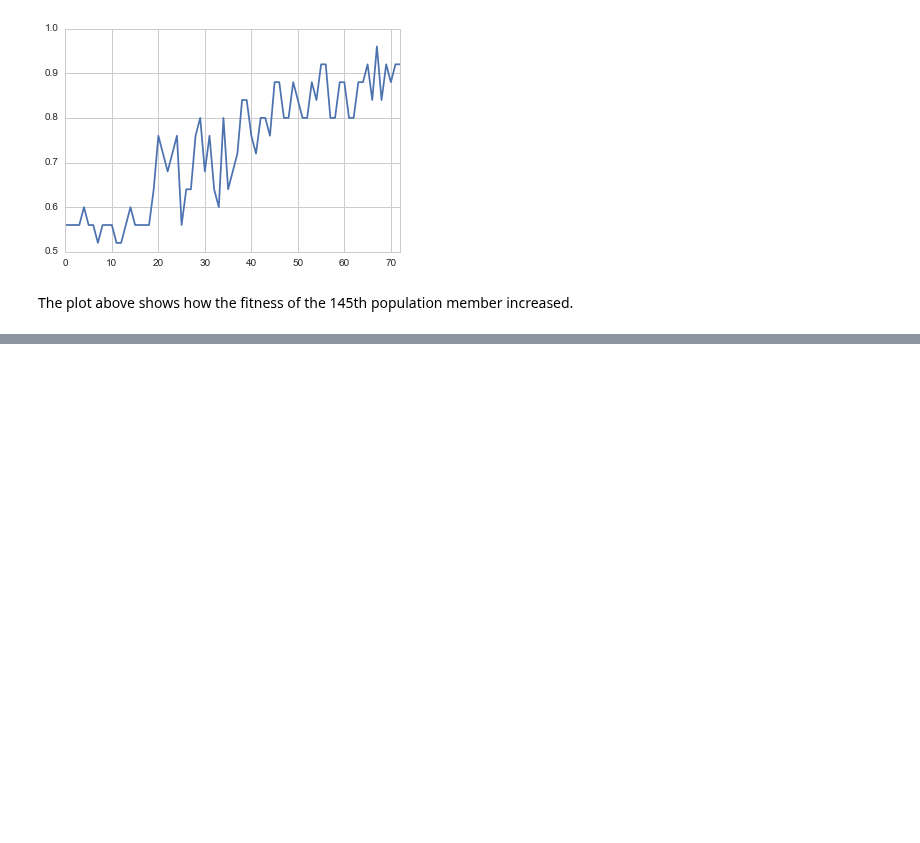
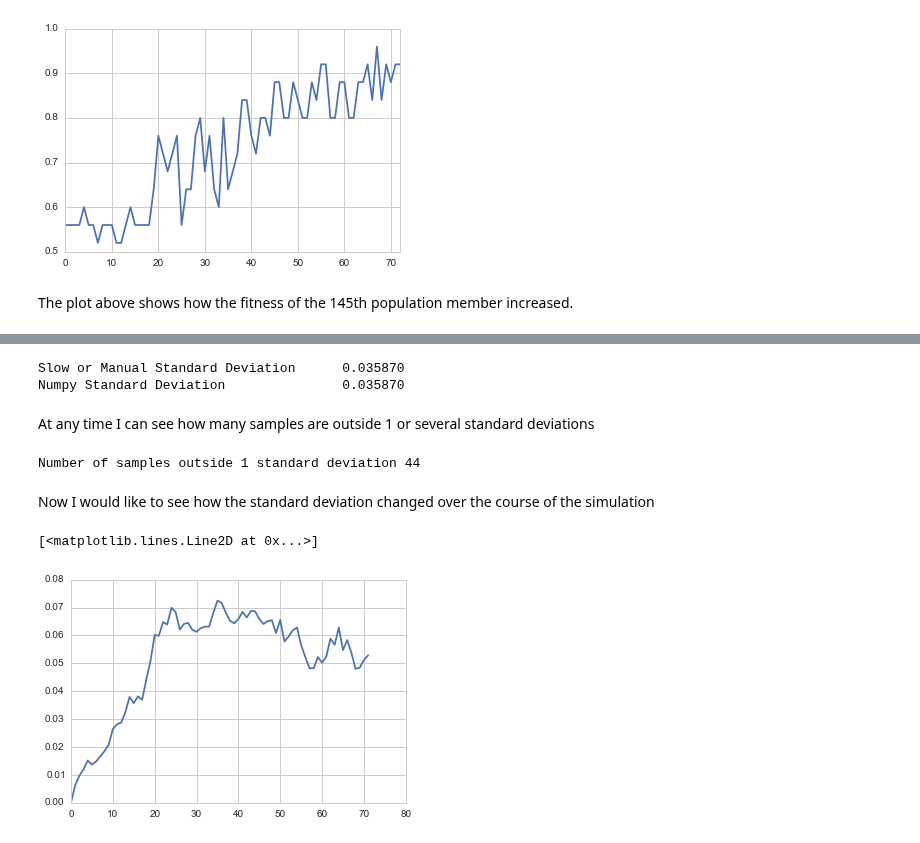
Before and after one commit to coderofgames/GeneticInsects, a Jupyter notebook: Genetic Insects/Stats_Display.ipynb, the cells around one changed output, grey strips where cells are left out. Saved outputs shown, nothing was run; the diff lists cells and outputs as text; code cells hidden in the pictures; blank space fills up the shorter version.

```diff
--- a/Genetic Insects/Stats_Display.ipynb
+++ b/Genetic Insects/Stats_Display.ipynb
@@ -95,0 +113,52 @@ The plot above shows how the fitness of the 145th population member increased.
+# %%
+
+sum_output = 0.0
+for i in output:
+    sum_output += i
+mean = sum_output / float(len(output))
+sum_x_minus_mean_squared = 0.0
+for i in output:
+    var_step = (i-mean)
+    #print var_step
+    sum_x_minus_mean_squared +=  (var_step*var_step) # x-mean squared
+
+sigma = np.sqrt(sum_x_minus_mean_squared / float(len(output))) # note, this isn't N-1
+
+#
+# Slow or manual way to compute the standard deviation
+#
+#
+print "Slow or Manual Standard Deviation      %f" %sigma
+
+#
+#  Use Numpy to compute Standard Deviation
+#
+#
+
+print "Numpy Standard Deviation               %f" % np.std(output)
+# %% [output]
+Slow or Manual Standard Deviation      0.035870
+Numpy Standard Deviation               0.035870
+# %% [markdown]
+At any time I can see how many samples are outside 1 or several standard deviations
+# %%
+count_samples = 0
+for i in output:
+    dist = i-mean
+    if dist > sigma or dist < -sigma:
+        count_samples+=1
+
+print "Number of samples outside 1 standard deviation %d" %count_samples
+# %% [output]
+Number of samples outside 1 standard deviation 44
+# %% [markdown]
+Now I would like to see how the standard deviation changed over the course of the simulation
+# %%
+std_dev_table = []
+for s in range(0,72):
+    std_dev_table.append(np.std(b[s]))
+# %%
+plt.plot(std_dev_table)
+# %% [output]
+[<matplotlib.lines.Line2D at 0x...>]
+[figure, added]
```
Also changed, not shown: parts of 4 cells of this notebook.
